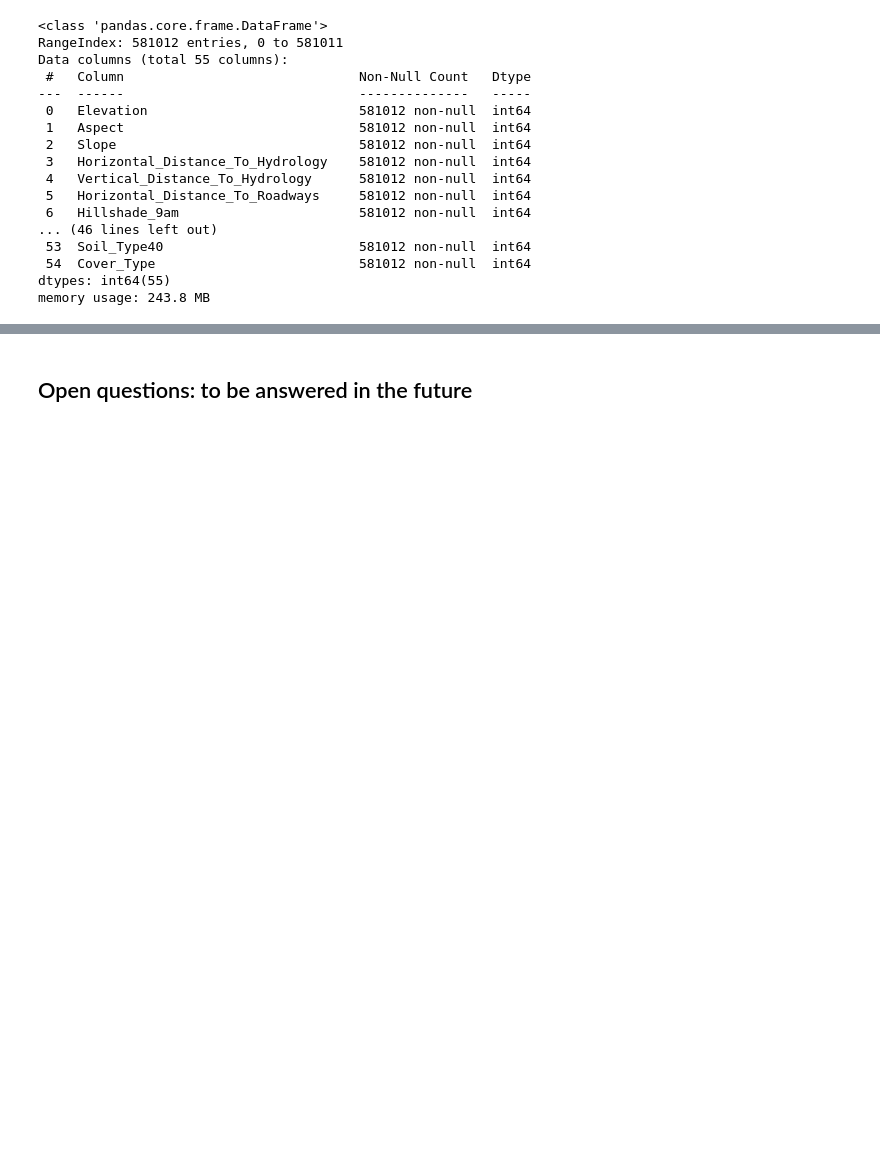
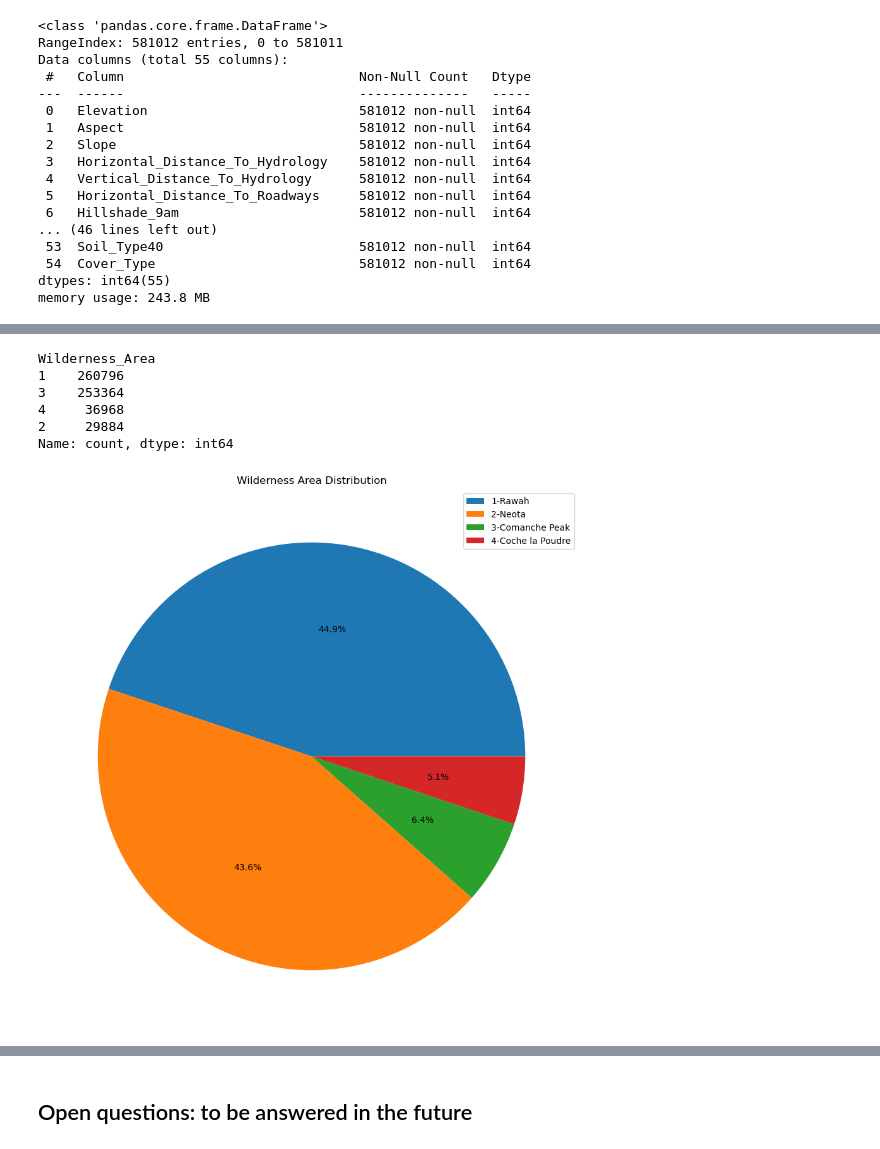
Before and after one commit to prisciliano385/Forest_Cover_Type_ML, a Jupyter notebook: notebooks/data_cleansing_&_EDA.ipynb, the cells around one changed output, grey strips where cells are left out. Drawn from its saved outputs; the diff is of its cells as text; code cells hidden in the pictures; blank space fills up the shorter version.

```diff
--- a/notebooks/data_cleansing_&_EDA.ipynb
+++ b/notebooks/data_cleansing_&_EDA.ipynb
@@ -84,0 +153,24 @@ The dataset is pretty heavy. On a first sight, we can see that:
+# %%
+df["Wilderness_Area"] = df["Wilderness_Area1"]
+for i in range(2, 5):
+    df.loc[df[f"Wilderness_Area{i}"] == 1, "Wilderness_Area"] = i
+
+df["Wilderness_Area"].value_counts()
+# %% [output]
+Wilderness_Area
+1    260796
+3    253364
+4     36968
+2     29884
+Name: count, dtype: int64
+# %%
+names = ["Rawah", "Neota", "Comanche Peak", "Coche la Poudre"]
+
+labels = [f"{i+1}-{names[i]}" for i in range(len(names))]
+
+plt.figure(figsize=(11,11))
+plt.pie( df["Wilderness_Area"].value_counts(), autopct='%1.1f%%')
+plt.title("Wilderness Area Distribution")
+plt.legend(labels = labels, loc = "upper right");
+# %% [output]
+[figure, added]
```
Also changed, not shown: parts of 31 cells of this notebook, 1 other file.
